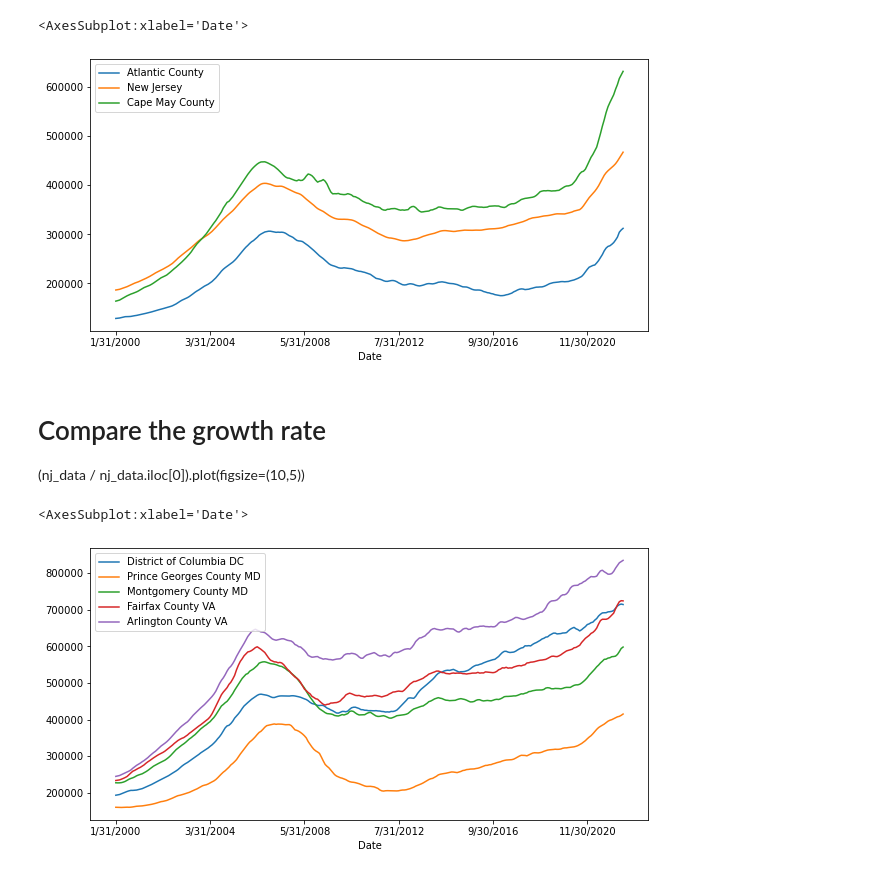
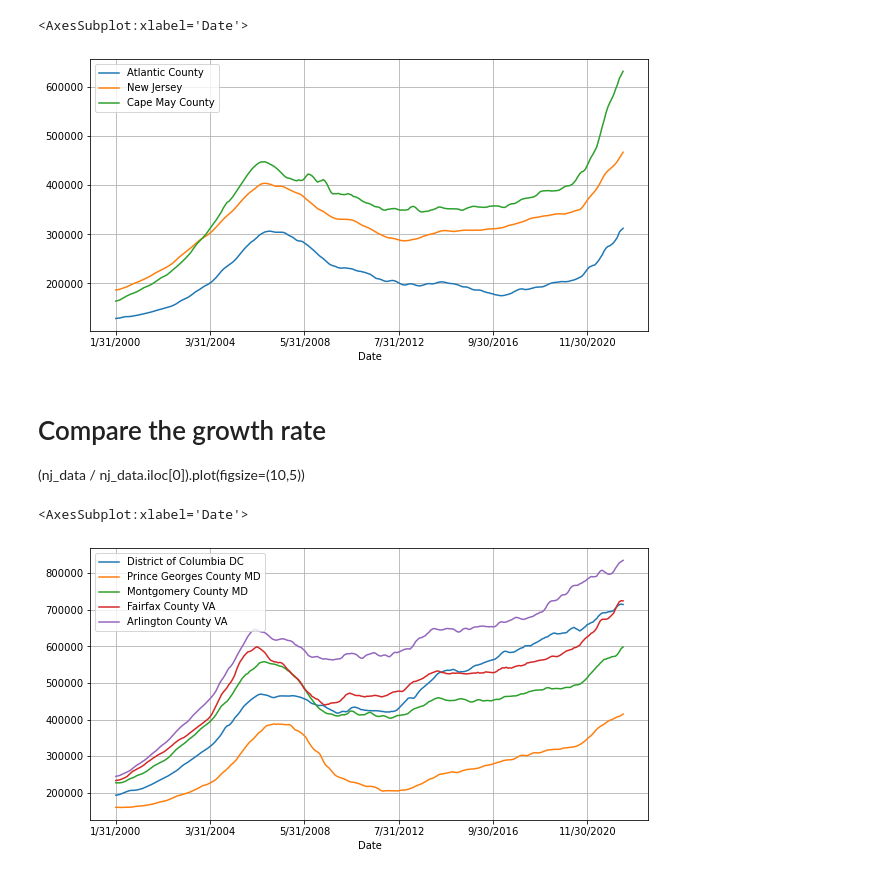
Before and after one commit to KuoLiang-hub/housing_data, a Jupyter notebook: housing_price_NJ.ipynb, the cells around one changed output. Drawn from its saved outputs; the diff is of its cells as text; code cells hidden in the pictures.

```diff
--- a/housing_price_NJ.ipynb
+++ b/housing_price_NJ.ipynb
@@ -5,17 +5,17 @@ import matplotlib as plt
 nj_data = pd.read_csv('AC_vs_NJ.csv', index_col='Date')
 # %%
 # check the price
-nj_data.plot(figsize=(10, 5))
+nj_data.plot(figsize=(10, 5), grid='y')
 # %% [output]
 <AxesSubplot:xlabel='Date'>
-[figure, old version]
+[figure, new version]
 # %% [markdown]
 # Compare the growth rate
 (nj_data / nj_data.iloc[0]).plot(figsize=(10,5))
 # %%
 dcsim_data = pd.read_csv('DC_vs_Surrounds_simpley.csv', index_col='Date')
 # %%
-dcsim_data.plot(figsize=(10, 5))
+dcsim_data.plot(figsize=(10, 5),grid='y')
 # %% [output]
 <AxesSubplot:xlabel='Date'>
-[figure, old version]
+[figure, new version]
```
